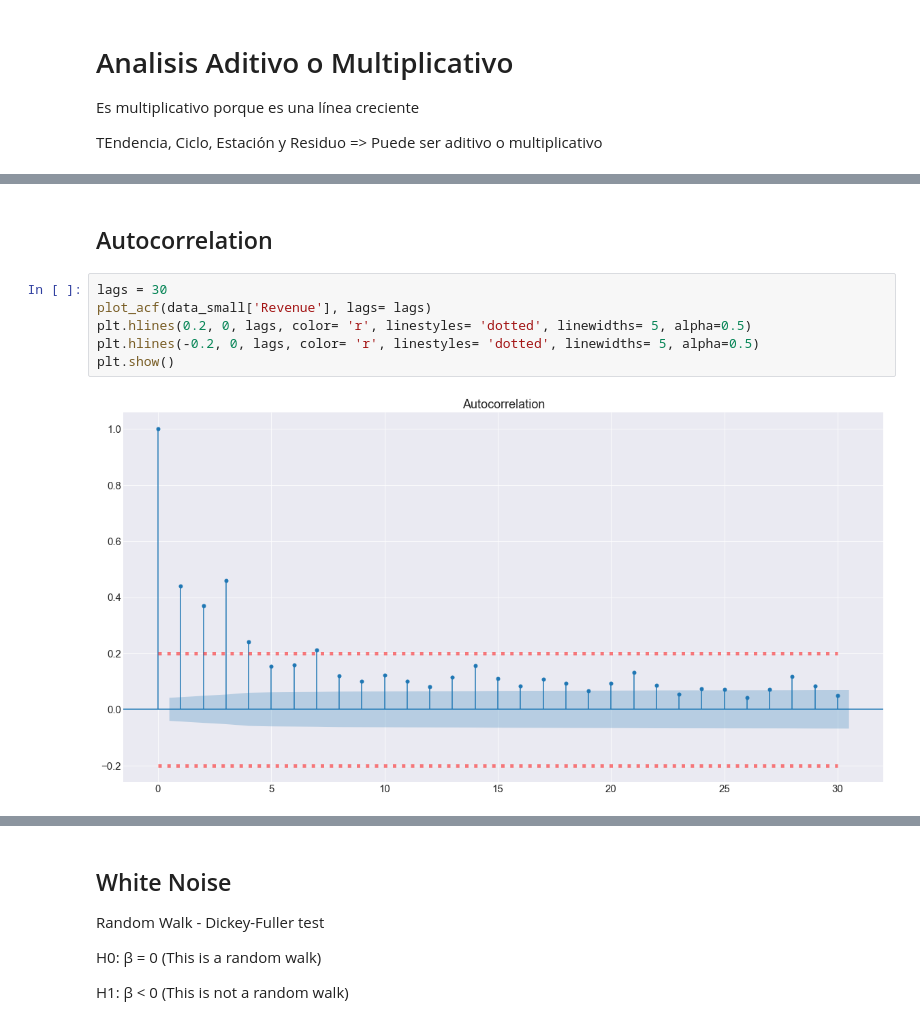
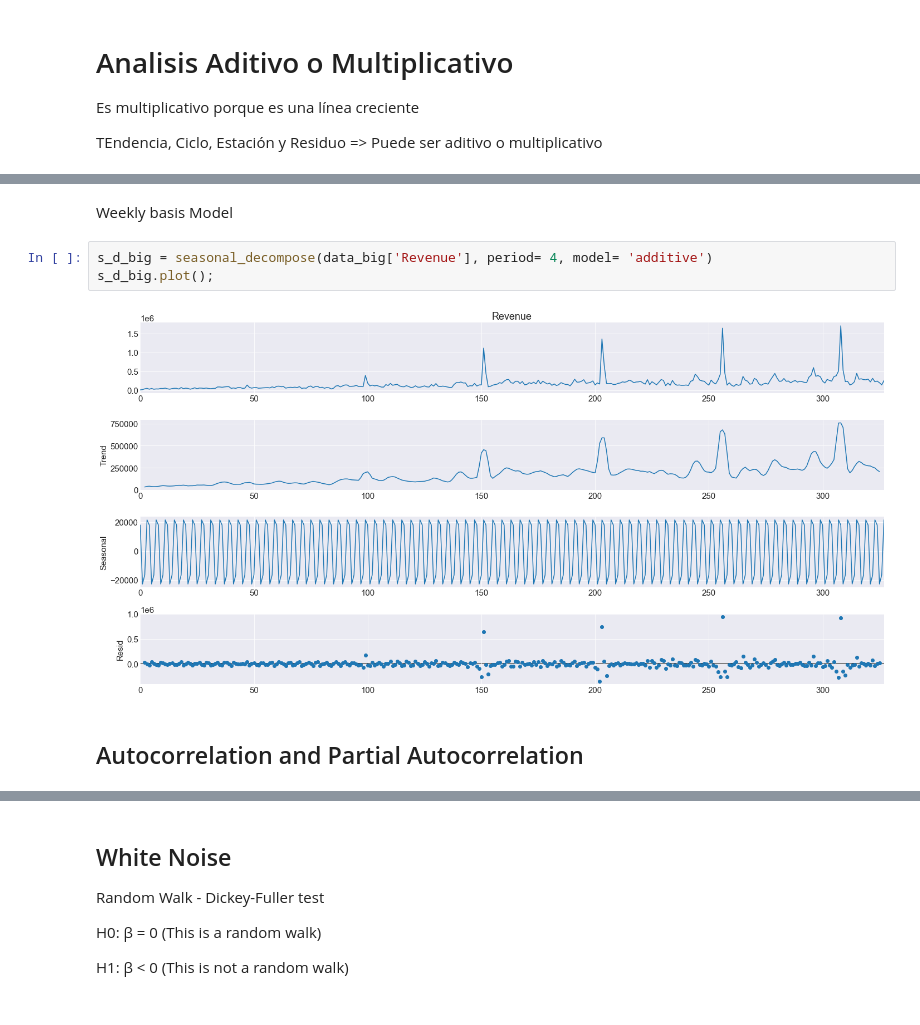
Before and after one commit to Jorge-Montenegro/TFM, a Jupyter notebook: TFM.ipynb, the cells around one changed output, grey strips where cells are left out. Drawn from its saved outputs; the diff is of its cells as text.

```diff
--- a/TFM.ipynb
+++ b/TFM.ipynb
@@ -2199,10 +2235,9 @@ seasonal_decompose(data_small['Revenue'], period= 90, model= 'multiplicative').p
+# %% [markdown]
+Weekly basis Model
+# %%
+s_d_big = seasonal_decompose(data_big['Revenue'], period= 4, model= 'additive')
+s_d_big.plot();
+# %% [output]
+[figure, added]
 # %% [markdown]
-## Autocorrelation
+## Autocorrelation and Partial Autocorrelation
-# %%
-lags = 30
-plot_acf(data_small['Revenue'], lags= lags)
-plt.hlines(0.2, 0, lags, color= 'r', linestyles= 'dotted', linewidths= 5, alpha=0.5)
-plt.hlines(-0.2, 0, lags, color= 'r', linestyles= 'dotted', linewidths= 5, alpha=0.5)
-plt.show()
-# %% [output]
-[figure, removed]
```
Also changed, not shown: parts of 53 cells of this notebook.
